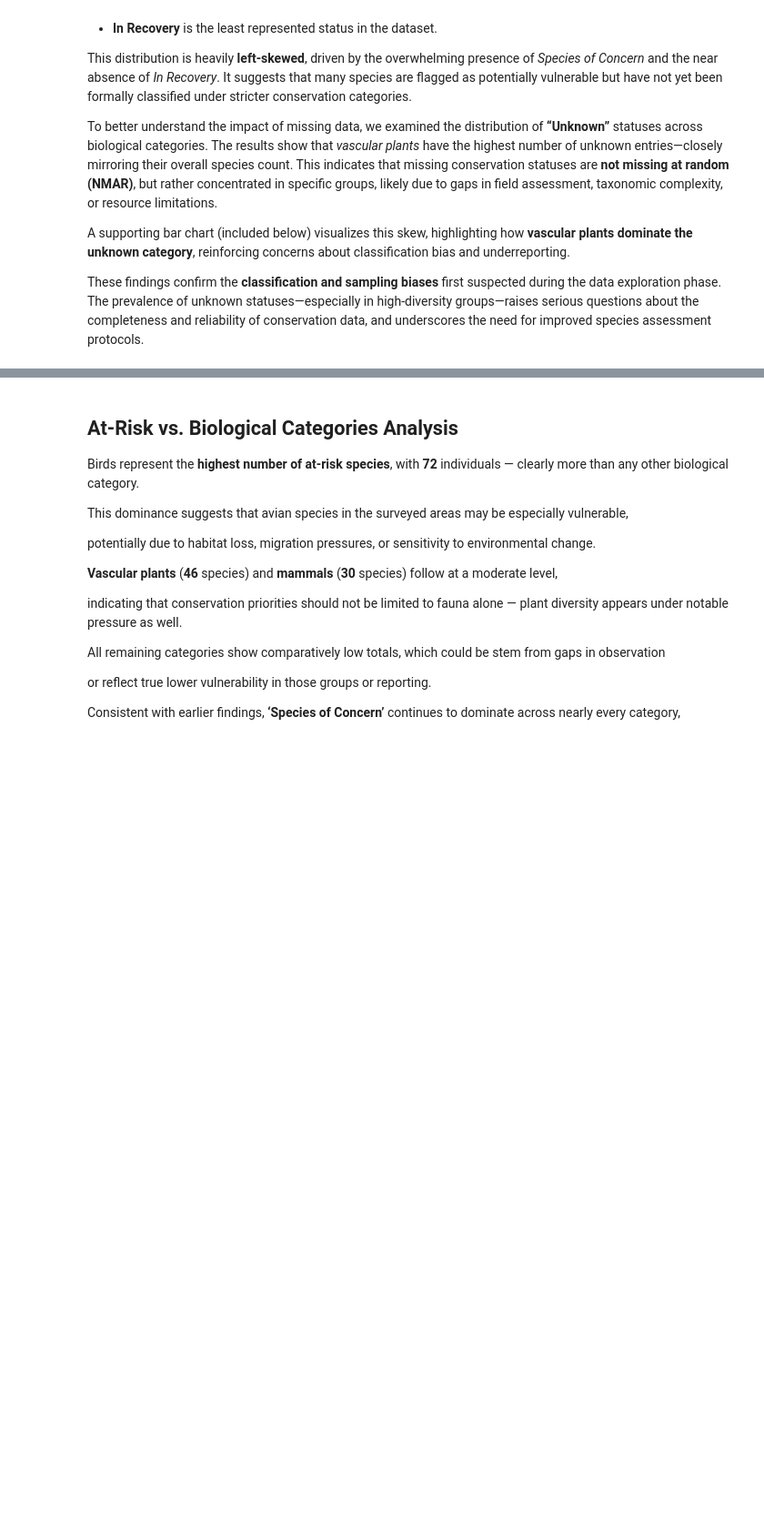
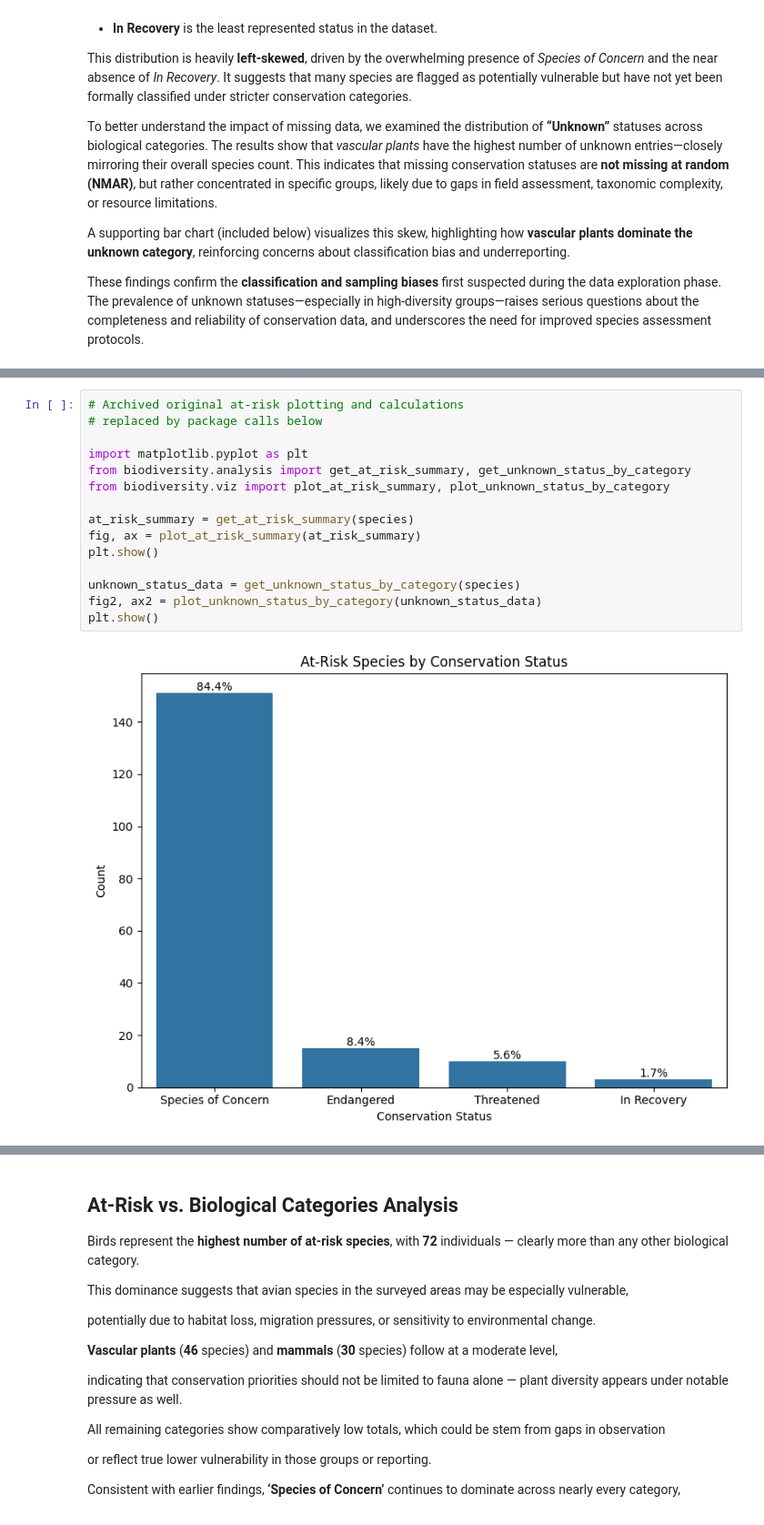
Before and after one commit to yoav-es/biodiversity, a Jupyter notebook: biodiversity.ipynb, the cells around one changed output, grey strips where cells are left out. Shown at 91% size. Saved outputs shown, nothing was run; the diff lists cells and outputs as text; blank space fills up the shorter version.

```diff
--- a/biodiversity.ipynb
+++ b/biodiversity.ipynb
@@ -283,0 +246,17 @@ plt.show()
+# %%
+# Archived original at-risk plotting and calculations
+# replaced by package calls below
+
+import matplotlib.pyplot as plt
+from biodiversity.analysis import get_at_risk_summary, get_unknown_status_by_category
+from biodiversity.viz import plot_at_risk_summary, plot_unknown_status_by_category
+
+at_risk_summary = get_at_risk_summary(species)
+fig, ax = plot_at_risk_summary(at_risk_summary)
+plt.show()
+
+unknown_status_data = get_unknown_status_by_category(species)
+fig2, ax2 = plot_unknown_status_by_category(unknown_status_data)
+plt.show()
+# %% [output]
+[figure, added]
```
Also changed, not shown: parts of 17 cells of this notebook, 1 other file.
